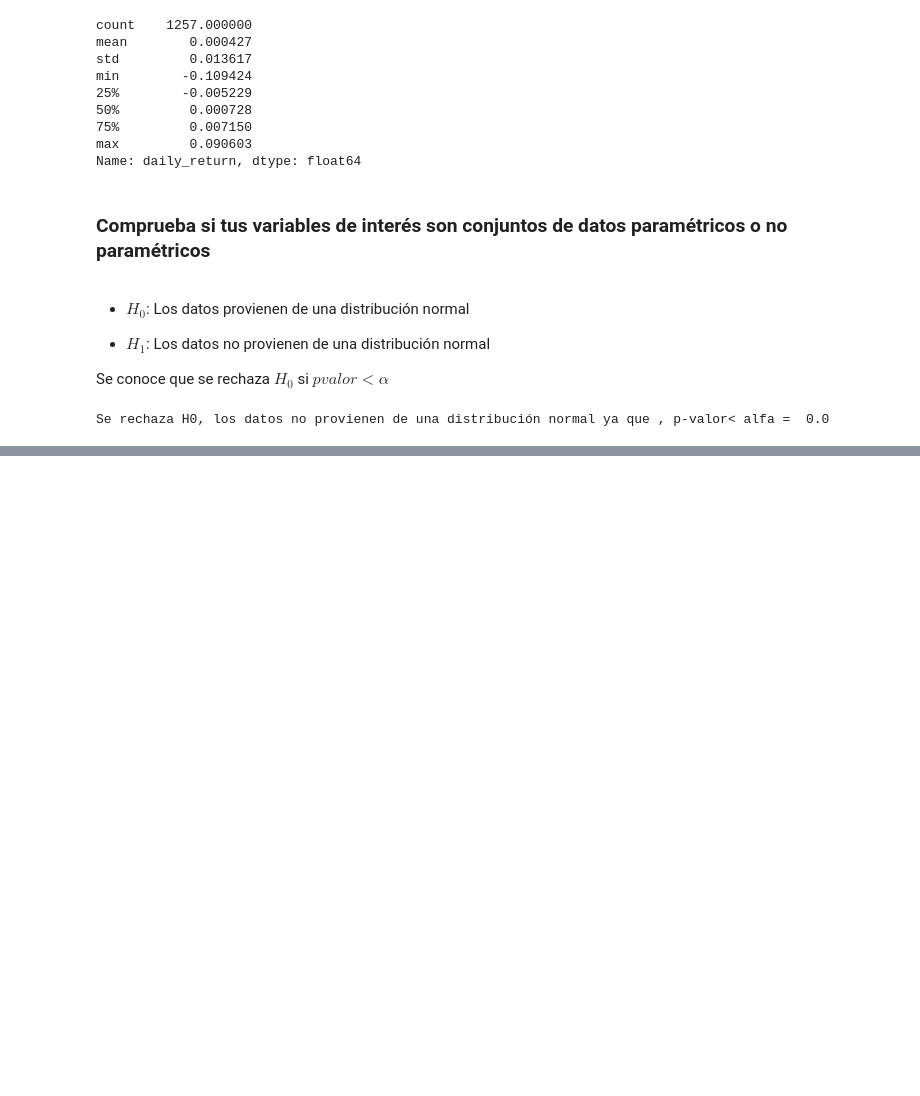
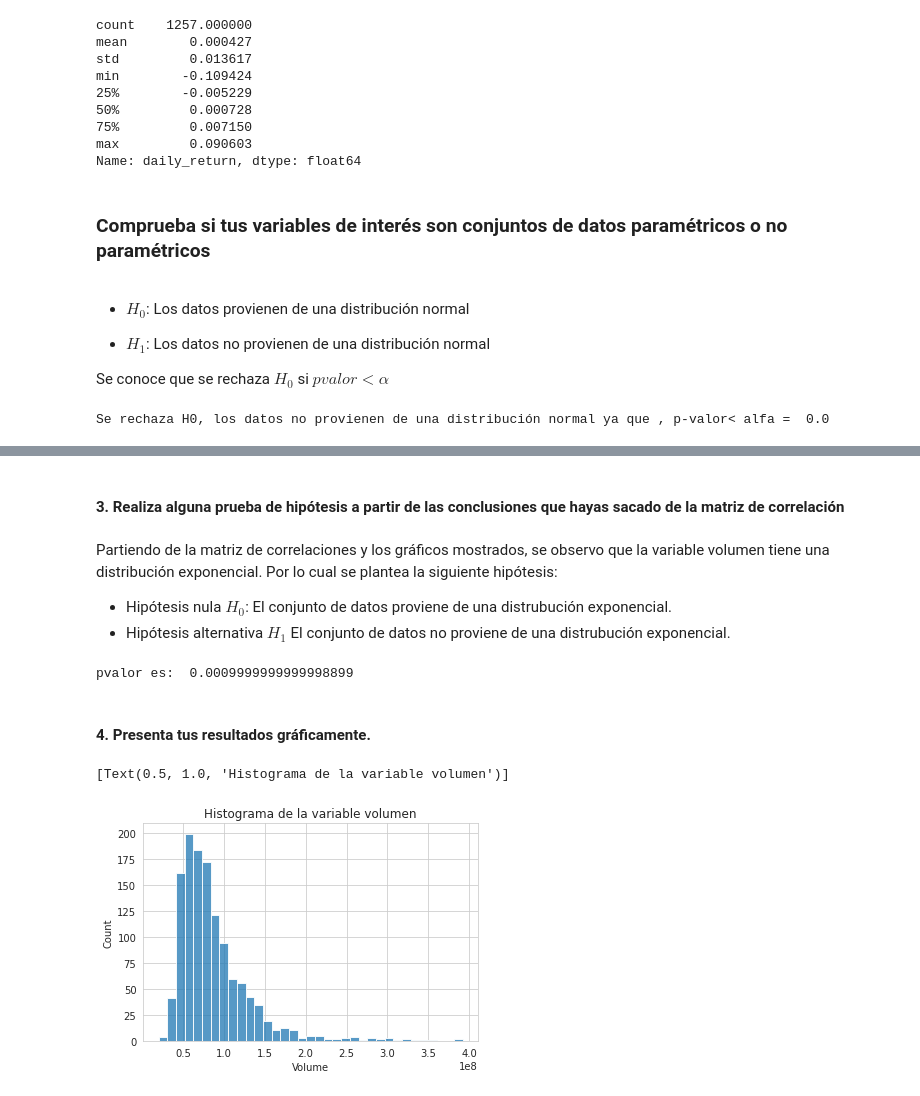
Before and after one commit to MaLuisa7/Machine_Learning_Lessons, a Jupyter notebook: TAREAS_ML.ipynb, the cells around one changed output, grey strips where cells are left out. Cells and saved outputs as stored; diff of their text form; code cells hidden in the pictures; blank space fills up the shorter version.

```diff
--- a/TAREAS_ML.ipynb
+++ b/TAREAS_ML.ipynb
@@ -306,0 +397,21 @@ Se rechaza H0, los datos no provienen de una distribución normal ya que , p-val
+# %% [markdown]
+#### 3. Realiza alguna prueba de hipótesis a partir de las conclusiones que hayas sacado de la matriz de correlación
+# %% [markdown]
+Partiendo de la matriz de correlaciones y los gráficos mostrados, se observo que la variable volumen tiene una distribución exponencial. Por lo cual se plantea la siguiente hipótesis:
+
+* Hipótesis nula $H_0$: El conjunto de datos proviene de una distrubución exponencial.
+* Hipótesis alternativa $H_1$ El conjunto de datos no proviene de una distrubución exponencial.
+# %%
+import statsmodels.api as sm
+ks, pval = sm.stats.diagnostic.lilliefors(sp500.Volume, dist = 'exp' )
+print('pvalor es: ', pval)
+# %% [output]
+pvalor es:  0.0009999999999998899
+# %% [markdown]
+#### 4. Presenta tus resultados gráficamente.
+# %%
+caja = int(np.sqrt(len(sp500)))
+sns.histplot(sp500.Volume, bins =caja ).set(title= "Histograma de la variable volumen")
+# %% [output]
+[Text(0.5, 1.0, 'Histograma de la variable volumen')]
+[figure, added]
```
Also changed, not shown: parts of 29 cells of this notebook.
